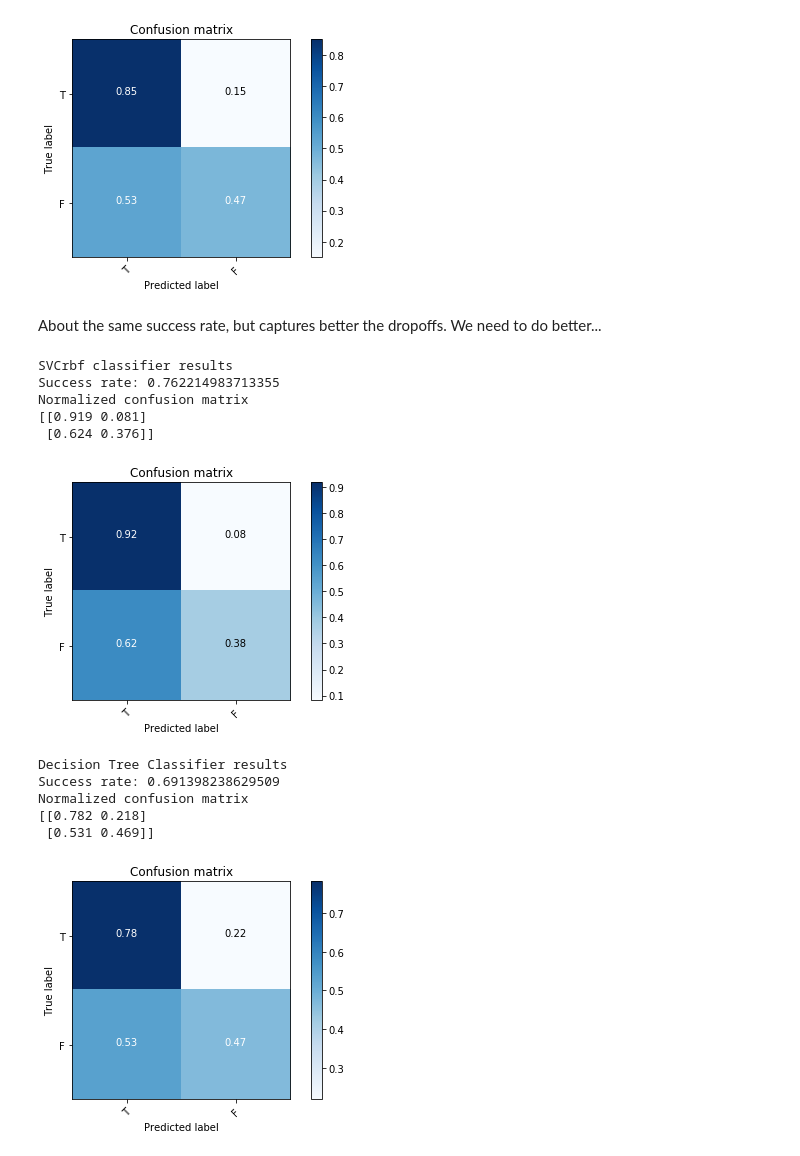
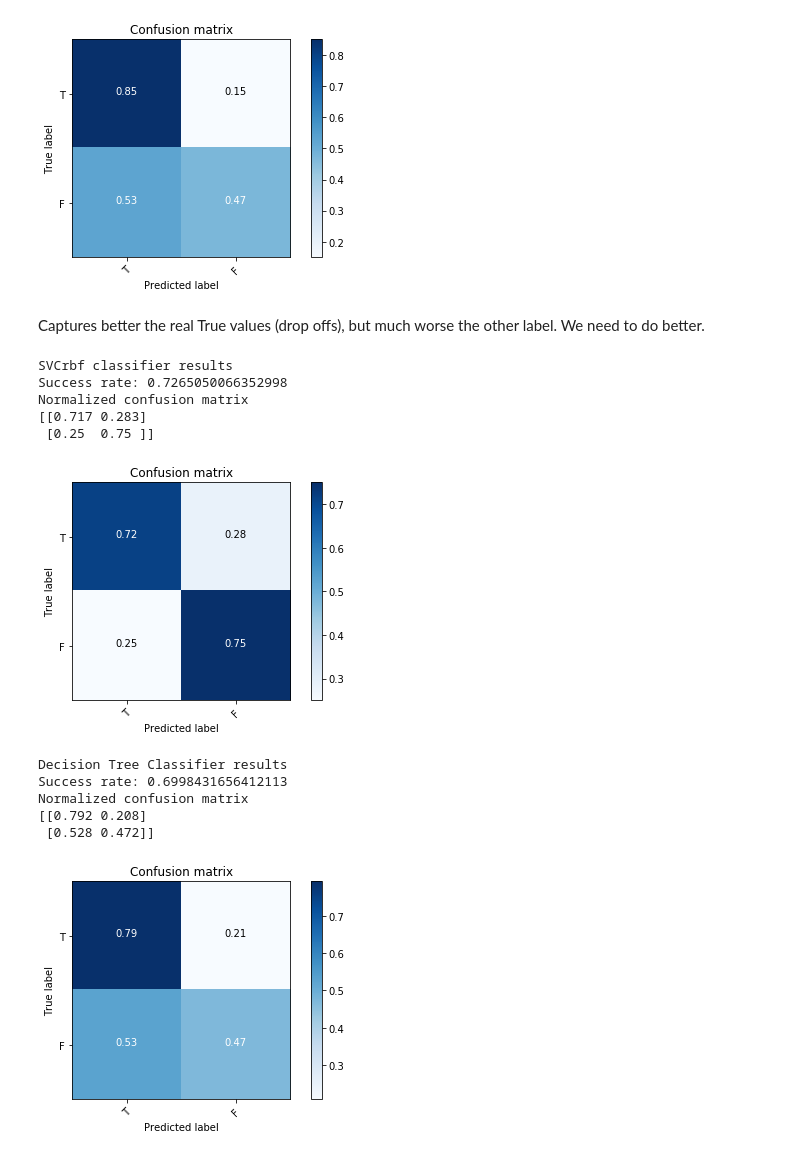
Before and after one commit to jonascm/Springboard_Projects, a Jupyter notebook: Ultimate_Tech_challenge.ipynb, the cells around one changed output. Drawn from its saved outputs; the diff is of its cells as text; code cells hidden in the pictures.

```diff
--- a/Ultimate_Tech_challenge.ipynb
+++ b/Ultimate_Tech_challenge.ipynb
@@ -444,7 +444,7 @@ def plot_confusion_matrix(cm, classes,
     plt.tight_layout()
 # %%
 # let's start with linearsvc...
-clf = LinearSVC(random_state=42, tol=1e-5)
+clf = LinearSVC(random_state=42, tol=1e-5, class_weight='balanced')
 clf.fit(X_train, y_train)
 print('SVC classifier results')
 
@@ -484,32 +484,32 @@ Normalized confusion matrix
 [[0.851 0.149]
  [0.527 0.473]]
 [figure]
-# %% [markdown]
-About the same success rate, but captures better the dropoffs. We need to do better...
+# %% [markdown]
+Captures better the real True values (drop offs), but much worse the other label. We need to do better.
 # %%
 # try SVM with a polynomial line, and with
 from sklearn import svm
 
-svcrbf = svm.SVC(kernel='rbf')
+svcrbf = svm.SVC(kernel='rbf', class_weight='balanced')
 svcrbf.fit(X_train, y_train)
 print('SVCrbf classifier results')
 
 print('Success rate:', sum(svcrbf.predict(X_test) == y_test)/len(y_test))
 cnf_matrix = confusion_matrix(y_test, svcrbf.predict(X_test))
 np.set_printoptions(precision=3)
 plt.figure()
 plot_confusion_matrix(cnf_matrix, classes=['T','F'],normalize=True, title='Confusion matrix')
 # %% [output]
 SVCrbf classifier results
-Success rate: 0.762214983713355
+Success rate: 0.7265050066352998
 Normalized confusion matrix
-[[0.919 0.081]
- [0.624 0.376]]
+[[0.717 0.283]
+ [0.25  0.75 ]]
-[figure, old version]
+[figure, new version]
 # %%
 from sklearn.tree import DecisionTreeClassifier
 
-dtc = DecisionTreeClassifier()
+dtc = DecisionTreeClassifier(class_weight='balanced')
 dtc.fit(X_train, y_train)
 print('Decision Tree Classifier results')
 
@@ -520,8 +520,8 @@ plt.figure()
 plot_confusion_matrix(cnf_matrix, classes=['T','F'],normalize=True, title='Confusion matrix')
 # %% [output]
 Decision Tree Classifier results
-Success rate: 0.691398238629509
+Success rate: 0.6998431656412113
 Normalized confusion matrix
-[[0.782 0.218]
- [0.531 0.469]]
+[[0.792 0.208]
+ [0.528 0.472]]
-[figure, old version]
+[figure, new version]
```
Also changed, not shown: parts of 13 cells of this notebook, 1 other file.
